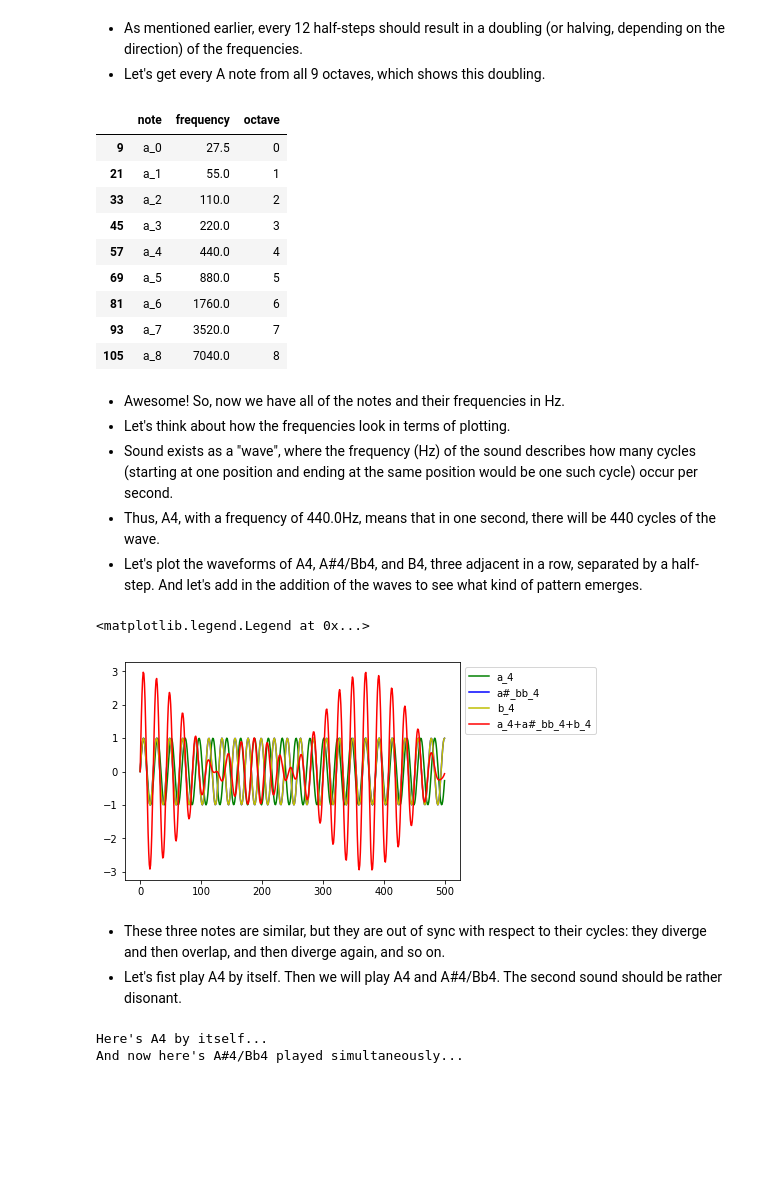
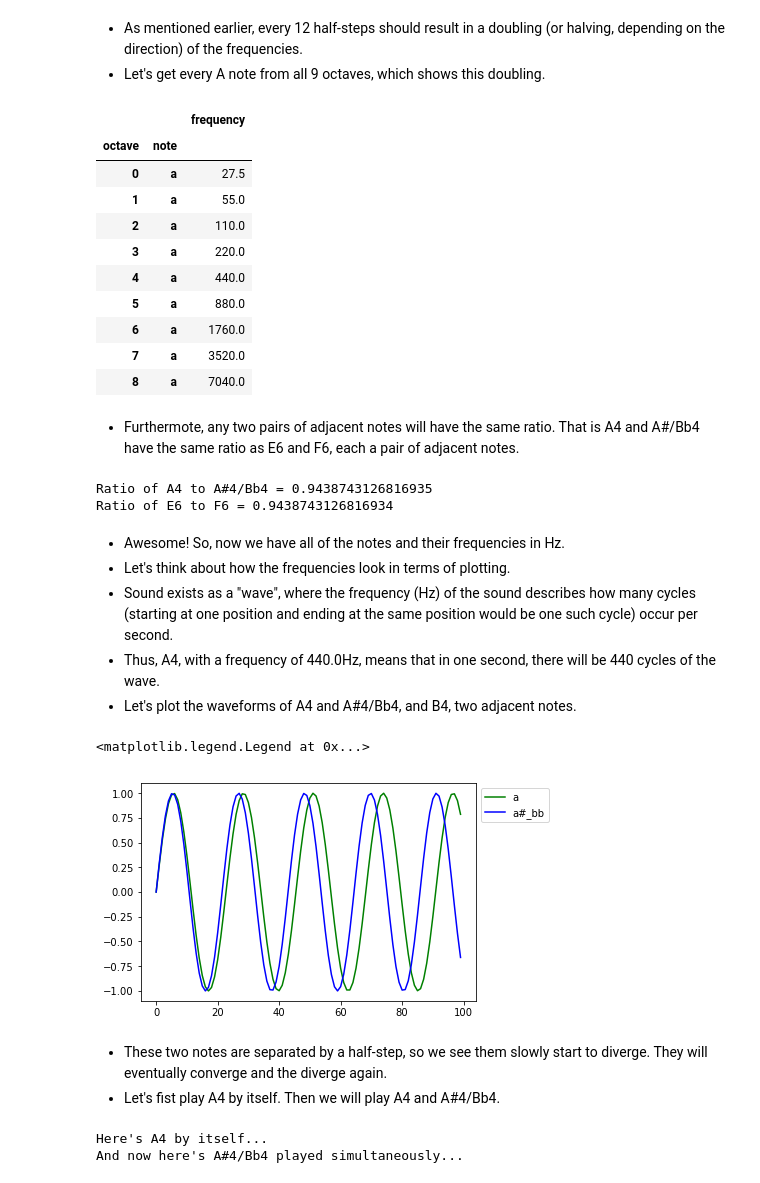
Before and after one commit to mulhod/musics, a Jupyter notebook: Music_and_Physics.ipynb, the cells around one changed output. Drawn from its saved outputs; the diff is of its cells as text; code cells hidden in the pictures; blank space fills up the shorter version.

```diff
--- a/Music_and_Physics.ipynb
+++ b/Music_and_Physics.ipynb
@@ -96,12 +96,9 @@ for i in range(9):
 # Convert our ordered dictionary into a table for easy
 # viewing, etc.
 full_scale = pd.DataFrame(list(full_scale.items()), columns=["note", "frequency"])
-
-# Let's also put in a column that has the number of
-# the corresponding octave (redundant since it's the
-# last part of the name of each note, but useful to
-# keep separate in addition).
 full_scale["octave"] = full_scale.note.apply(lambda x: int(x.split("_")[-1]))
+full_scale["note"] = full_scale.note.apply(lambda x: x.rsplit("_", 1)[0])
+full_scale.set_index(["octave", "note"], drop=False, inplace=True)
 # %% [markdown]
 - Now that we have our scale table, we can look at the first octave (0):
 # %%
@@ -142,48 +141,54 @@ full_scale[full_scale.octave == 4]
 - As mentioned earlier, every 12 half-steps should result in a doubling (or halving, depending on the direction) of the frequencies.
 - Let's get every A note from all 9 octaves, which shows this doubling.
 # %%
-full_scale.loc[[i*12 + 9 for i in range(9)]]
+full_scale.iloc[[i*12 + 9 for i in range(9)]][["frequency"]]
 # %% [output]
-|  | note | frequency | octave |
-| 9 | a_0 | 27.5 | 0 |
-| 21 | a_1 | 55.0 | 1 |
-| 33 | a_2 | 110.0 | 2 |
-| 45 | a_3 | 220.0 | 3 |
-| 57 | a_4 | 440.0 | 4 |
-| 69 | a_5 | 880.0 | 5 |
-| 81 | a_6 | 1760.0 | 6 |
-| 93 | a_7 | 3520.0 | 7 |
-| 105 | a_8 | 7040.0 | 8 |
+|  |  | frequency |
+| octave | note |  |
+| 0 | a | 27.5 |
+| 1 | a | 55.0 |
+| 2 | a | 110.0 |
+| 3 | a | 220.0 |
+| 4 | a | 440.0 |
+| 5 | a | 880.0 |
+| 6 | a | 1760.0 |
+| 7 | a | 3520.0 |
+| 8 | a | 7040.0 |
+# %% [markdown]
+- Furthermote, any two pairs of adjacent notes will have the same ratio. That is A4 and A#/Bb4 have the same ratio as E6 and F6, each a pair of adjacent notes.
+# %%
+print("Ratio of A4 to A#4/Bb4 = {}"
+      .format(full_scale.loc[4, "a"].frequency/full_scale.loc[4, "a#_bb"].frequency))
+print("Ratio of E6 to F6 = {}"
+      .format(full_scale.loc[6, "e"].frequency/full_scale.loc[6, "f"].frequency))
+# %% [output]
+Ratio of A4 to A#4/Bb4 = 0.9438743126816935
+Ratio of E6 to F6 = 0.9438743126816934
 # %% [markdown]
 - Awesome! So, now we have all of the notes and their frequencies in Hz.
 - Let's think about how the frequencies look in terms of plotting.
 - Sound exists as a "wave", where the frequency (Hz) of the sound describes how many cycles (starting at one position and ending at the same position would be one such cycle) occur per second.
 - Thus, A4, with a frequency of 440.0Hz, means that in one second, there will be 440 cycles of the wave.
-- Let's plot the waveforms of A4, A\#4/Bb4, and B4, three adjacent in a row, separated by a half-step. And let's add in the addition of the waves to see what kind of pattern emerges.
+- Let's plot the waveforms of A4 and A#4/Bb4, and B4, two adjacent notes.
 # %%
 Fs = 10000
-a4 = full_scale[full_scale.note == "a_4"].iloc[0]
-asharp4 = full_scale[full_scale.note == "a#_bb_4"].iloc[0]
-b4 = full_scale[full_scale.note == "b_4"].iloc[0]
-sample = 500
+a4 = full_scale.loc[4, "a"]
+asharp4 = full_scale.loc[4, "a#_bb"]
+sample = 100
 x = np.arange(sample)
 
 y1 = np.sin(2 * np.pi * a4.frequency * x / Fs)
 y2 = np.sin(2 * np.pi * asharp4.frequency * x / Fs)
-y3 = np.sin(2 * np.pi * b4.frequency * x / Fs)
-y4 = y1 + y2 + y3
 fig, ax = plt.subplots()
 ax.plot(x, y1, label=a4.note, color='g')
 ax.plot(x, y2, label=asharp4.note, color='b')
-ax.plot(x, y2, label=b4.note, color='y')
-ax.plot(x, y4, label="+".join([a4.note, asharp4.note, b4.note]), color='r')
 ax.legend(bbox_to_anchor=(1.0, 1.0))
 # %% [output]
 <matplotlib.legend.Legend at 0x...>
-[figure, old version]
+[figure, new version]
 # %% [markdown]
-- These three notes are similar, but they are out of sync with respect to their cycles: they diverge and then overlap, and then diverge again, and so on.
-- Let's fist play A4 by itself. Then we will play A4 and A\#4/Bb4. The second sound should be rather disonant.
+- These two notes are separated by a half-step, so we see them slowly start to diverge. They will eventually converge and the diverge again.
+- Let's fist play A4 by itself. Then we will play A4 and A\#4/Bb4.
 # %%
 player = Player()
 player.open_stream()
```
Also changed, not shown: parts of 9 cells of this notebook.
